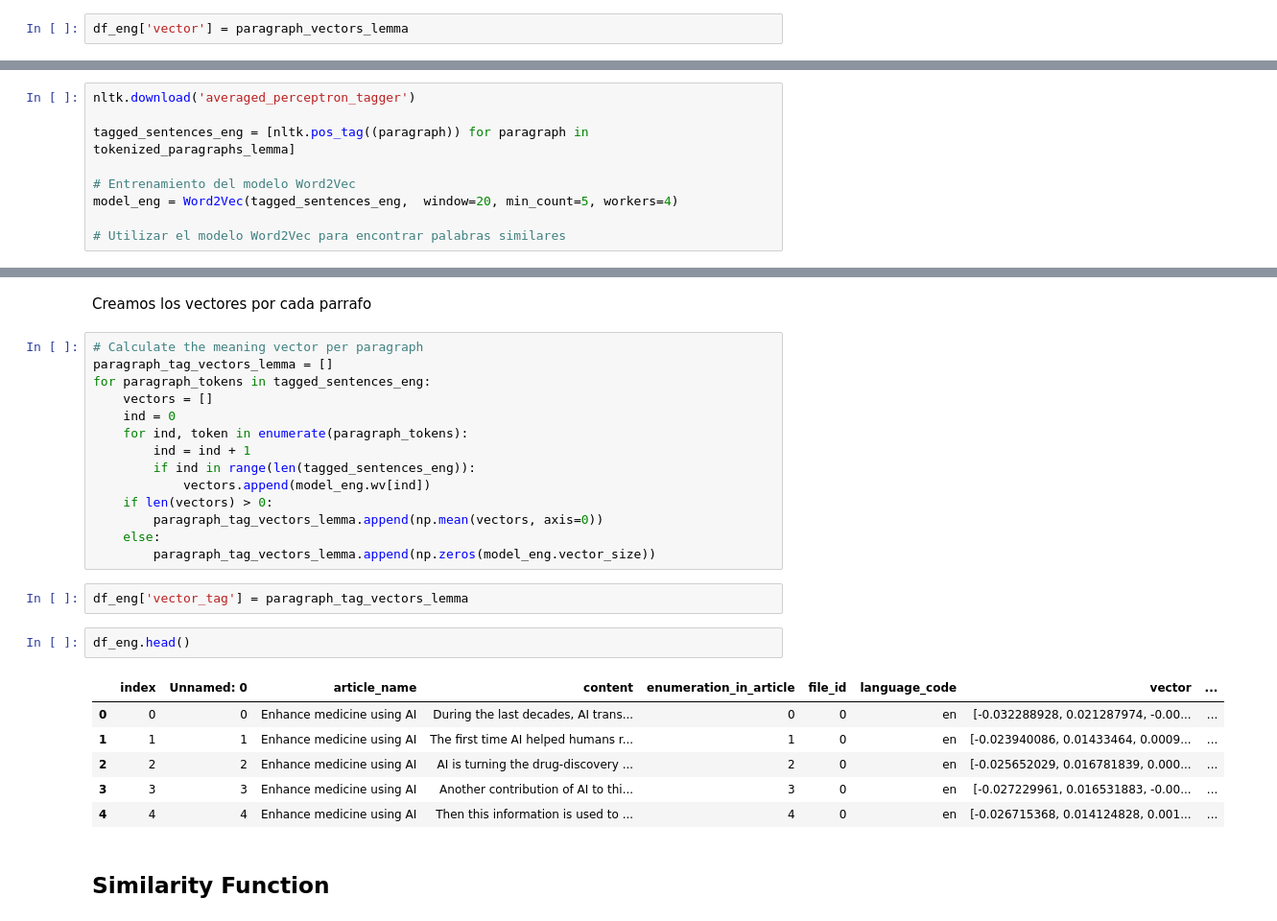
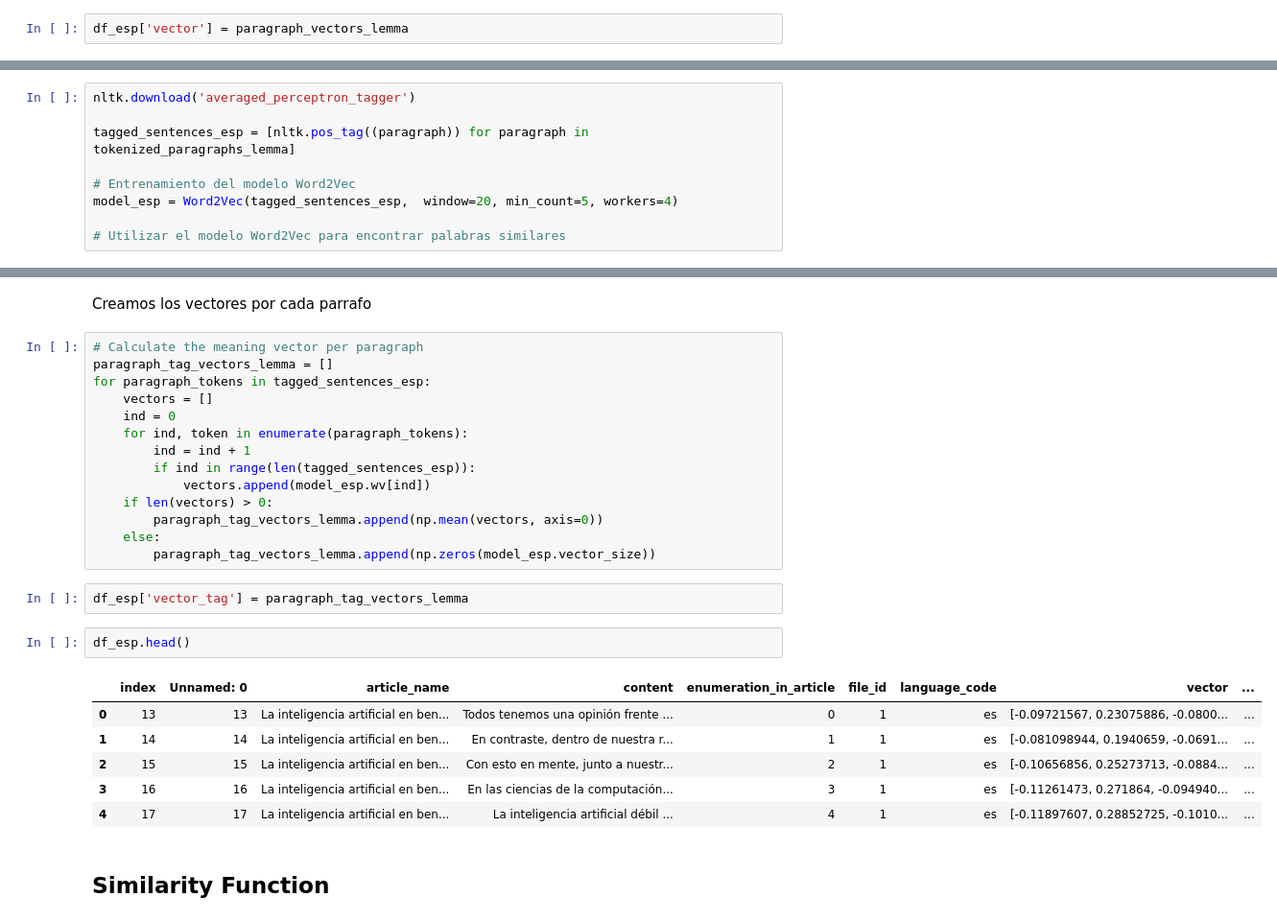
Before and after one commit to williamasesoftware/Research_bias, a Jupyter notebook: Search Engine/searchEngineExp_esp.ipynb, the cells around one changed output, grey strips where cells are left out. Shown: that part at 96% size. Drawn from its saved outputs; the diff is of its cells as text.

```diff
--- a/Search Engine/searchEngineExp_esp.ipynb
+++ b/Search Engine/searchEngineExp_esp.ipynb
@@ -125,7 +111,7 @@ print(paragraph_vectors_lemma[383])
 # %% [markdown]
 #### Agregamos los vectores con su respectivo tokenization
 # %%
-df_eng['vector'] = paragraph_vectors_lemma
+df_esp['vector'] = paragraph_vectors_lemma
 # %% [markdown]
 ### PoS tagging
 # %%
@@ -137,10 +123,10 @@ Creamos las tuplas con sus tags
 # %%
 nltk.download('averaged_perceptron_tagger')
 
-tagged_sentences_eng = [nltk.pos_tag((paragraph)) for paragraph in tokenized_paragraphs_lemma]
+tagged_sentences_esp = [nltk.pos_tag((paragraph)) for paragraph in tokenized_paragraphs_lemma]
 
 # Entrenamiento del modelo Word2Vec
-model_eng = Word2Vec(tagged_sentences_eng,  window=20, min_count=5, workers=4)
+model_esp = Word2Vec(tagged_sentences_esp,  window=20, min_count=5, workers=4)
 
 # Utilizar el modelo Word2Vec para encontrar palabras similares
 # %% [output]
@@ -153,28 +139,28 @@ Creamos los vectores por cada parrafo
 # %%
 # Calculate the meaning vector per paragraph
 paragraph_tag_vectors_lemma = []
-for paragraph_tokens in tagged_sentences_eng:
+for paragraph_tokens in tagged_sentences_esp:
     vectors = []
     ind = 0
     for ind, token in enumerate(paragraph_tokens):
         ind = ind + 1
-        if ind in range(len(tagged_sentences_eng)):
-            vectors.append(model_eng.wv[ind])
+        if ind in range(len(tagged_sentences_esp)):
+            vectors.append(model_esp.wv[ind])
     if len(vectors) > 0:
         paragraph_tag_vectors_lemma.append(np.mean(vectors, axis=0))
     else:
-        paragraph_tag_vectors_lemma.append(np.zeros(model_eng.vector_size))
+        paragraph_tag_vectors_lemma.append(np.zeros(model_esp.vector_size))
 # %%
-df_eng['vector_tag'] = paragraph_tag_vectors_lemma
+df_esp['vector_tag'] = paragraph_tag_vectors_lemma
 # %%
-df_eng.head()
+df_esp.head()
 # %% [output]
 |  | index | Unnamed: 0 | article_name | content | enumeration_in_article | file_id | language_code | vector | ... |
-| 0 | 0 | 0 | Enhance medicine using AI | During the last decades, AI trans... | 0 | 0 | en | [-0.032288928, 0.021287974, -0.00... | ... |
-| 1 | 1 | 1 | Enhance medicine using AI | The first time AI helped humans r... | 1 | 0 | en | [-0.023940086, 0.01433464, 0.0009... | ... |
-| 2 | 2 | 2 | Enhance medicine using AI | AI is turning the drug-discovery ... | 2 | 0 | en | [-0.025652029, 0.016781839, 0.000... | ... |
-| 3 | 3 | 3 | Enhance medicine using AI | Another contribution of AI to thi... | 3 | 0 | en | [-0.027229961, 0.016531883, -0.00... | ... |
-| 4 | 4 | 4 | Enhance medicine using AI | Then this information is used to ... | 4 | 0 | en | [-0.026715368, 0.014124828, 0.001... | ... |
+| 0 | 13 | 13 | La inteligencia artificial en ben... | Todos tenemos una opinión frente ... | 0 | 1 | es | [-0.09721567, 0.23075886, -0.0800... | ... |
+| 1 | 14 | 14 | La inteligencia artificial en ben... | En contraste, dentro de nuestra r... | 1 | 1 | es | [-0.081098944, 0.1940659, -0.0691... | ... |
+| 2 | 15 | 15 | La inteligencia artificial en ben... | Con esto en mente, junto a nuestr... | 2 | 1 | es | [-0.10656856, 0.25273713, -0.0884... | ... |
+| 3 | 16 | 16 | La inteligencia artificial en ben... | En las ciencias de la computación... | 3 | 1 | es | [-0.11261473, 0.271864, -0.094940... | ... |
+| 4 | 17 | 17 | La inteligencia artificial en ben... | La inteligencia artificial débil ... | 4 | 1 | es | [-0.11897607, 0.28852725, -0.1010... | ... |
 # %% [markdown]
 ## Similarity Function
 # %%
```
Also changed, not shown: parts of 12 cells of this notebook.
